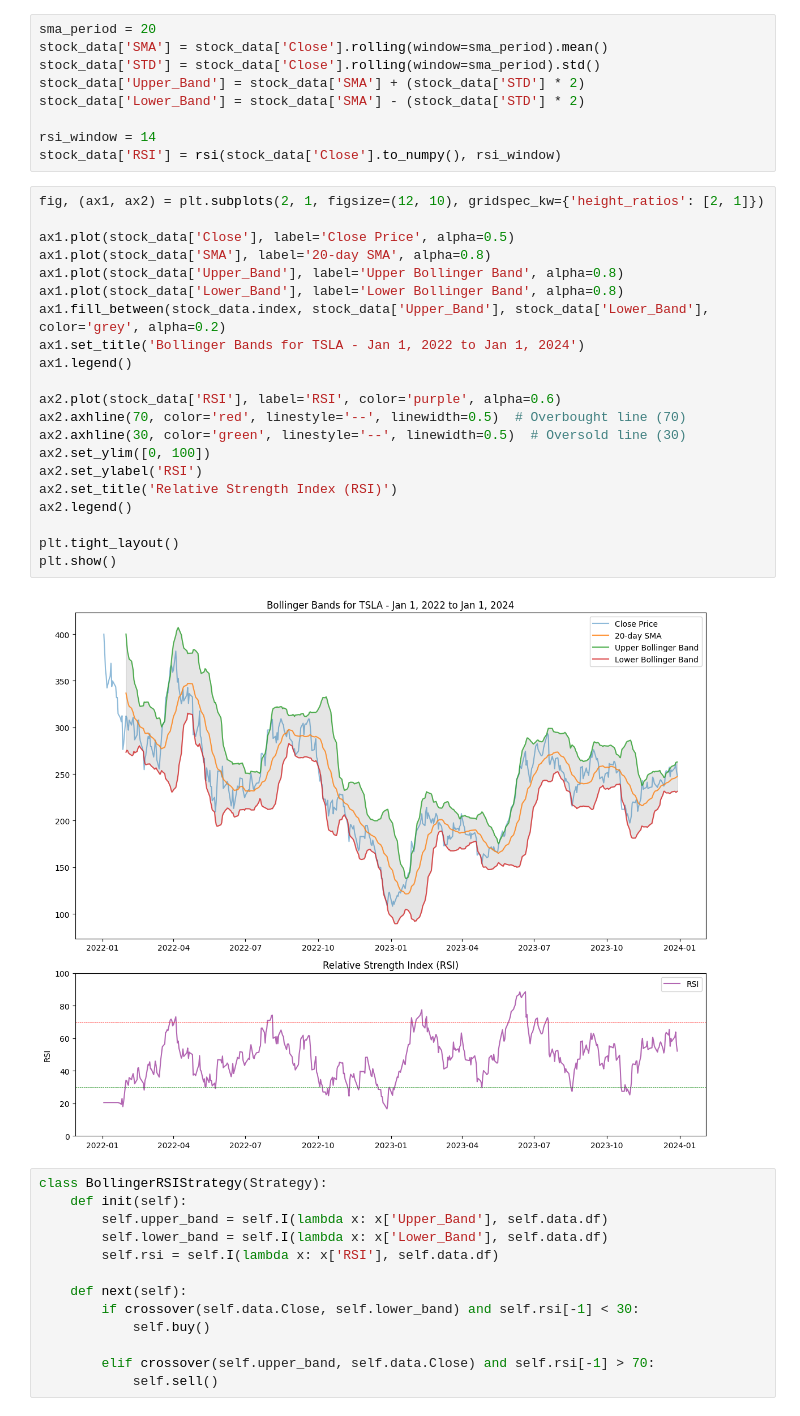
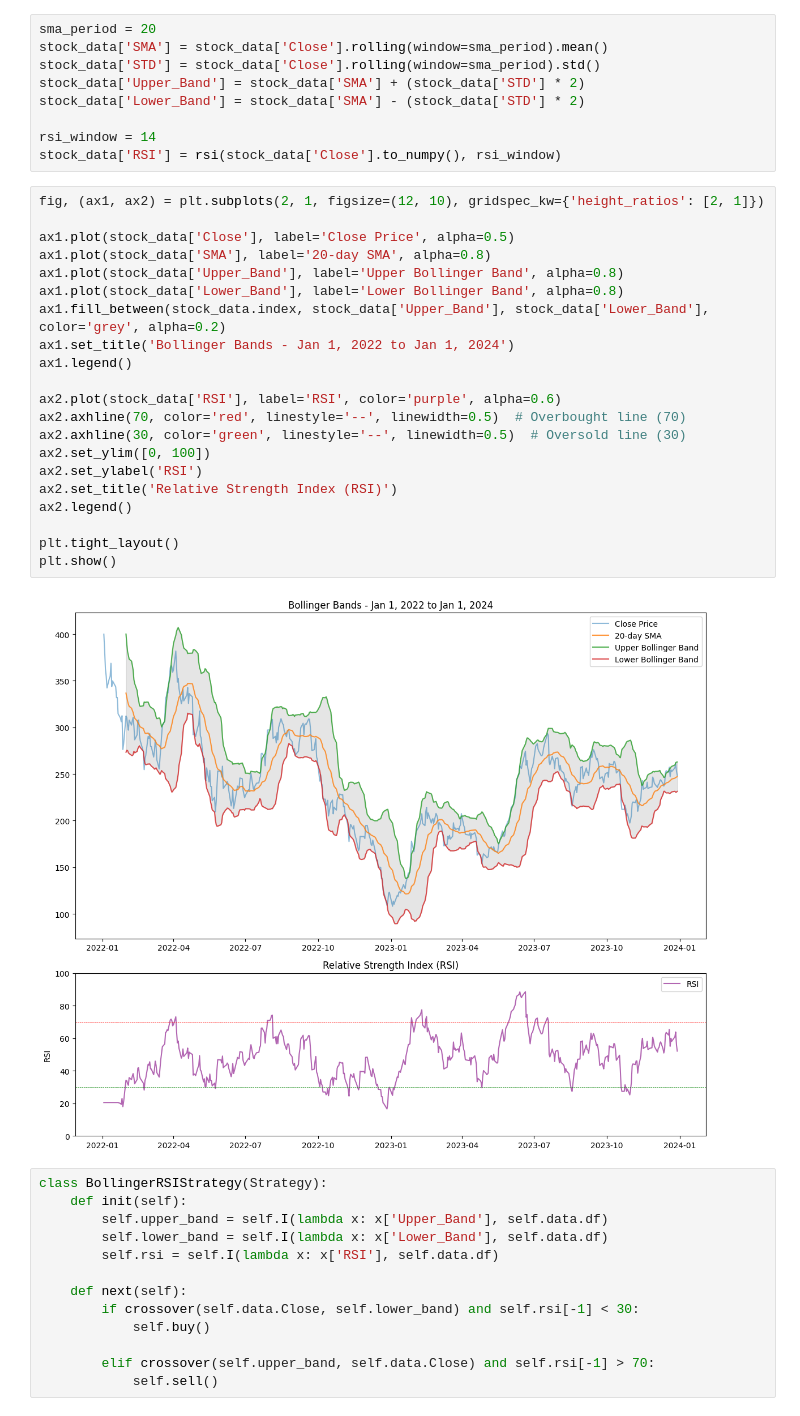
Before and after one commit to z11ru/backtesting-webapp, a Jupyter notebook: bollinger_rsi_hybrid_strategy_TSLA.ipynb, the cells around one changed output. Cells and saved outputs as stored; diff of their text form.

```diff
--- a/bollinger_rsi_hybrid_strategy_TSLA.ipynb
+++ b/bollinger_rsi_hybrid_strategy_TSLA.ipynb
@@ -54,26 +54,26 @@ stock_data['RSI'] = rsi(stock_data['Close'].to_numpy(), rsi_window)
 # %%
 fig, (ax1, ax2) = plt.subplots(2, 1, figsize=(12, 10), gridspec_kw={'height_ratios': [2, 1]})
 
 ax1.plot(stock_data['Close'], label='Close Price', alpha=0.5)
 ax1.plot(stock_data['SMA'], label='20-day SMA', alpha=0.8)
 ax1.plot(stock_data['Upper_Band'], label='Upper Bollinger Band', alpha=0.8)
 ax1.plot(stock_data['Lower_Band'], label='Lower Bollinger Band', alpha=0.8)
 ax1.fill_between(stock_data.index, stock_data['Upper_Band'], stock_data['Lower_Band'], color='grey', alpha=0.2)
-ax1.set_title('Bollinger Bands for TSLA - Jan 1, 2022 to Jan 1, 2024')
+ax1.set_title('Bollinger Bands - Jan 1, 2022 to Jan 1, 2024')
 ax1.legend()
 
 ax2.plot(stock_data['RSI'], label='RSI', color='purple', alpha=0.6)
 ax2.axhline(70, color='red', linestyle='--', linewidth=0.5)  # Overbought line (70)
 ax2.axhline(30, color='green', linestyle='--', linewidth=0.5)  # Oversold line (30)
 ax2.set_ylim([0, 100])
 ax2.set_ylabel('RSI')
 ax2.set_title('Relative Strength Index (RSI)')
 ax2.legend()
 
 plt.tight_layout()
 plt.show()
 # %% [output]
-[figure, old version]
+[figure, new version]
 # %%
 class BollingerRSIStrategy(Strategy):
     def init(self):
```
Also changed, not shown: parts of 2 cells of this notebook, 8 other files.
